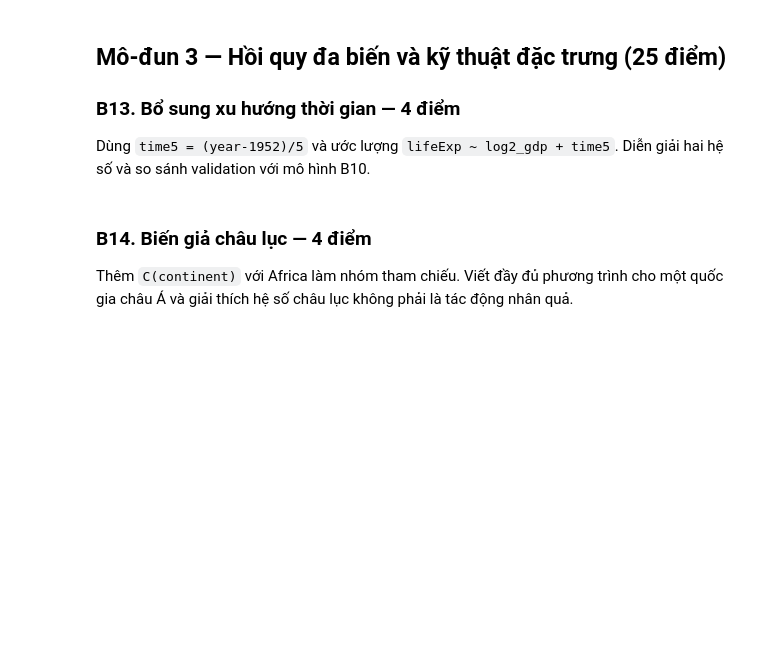
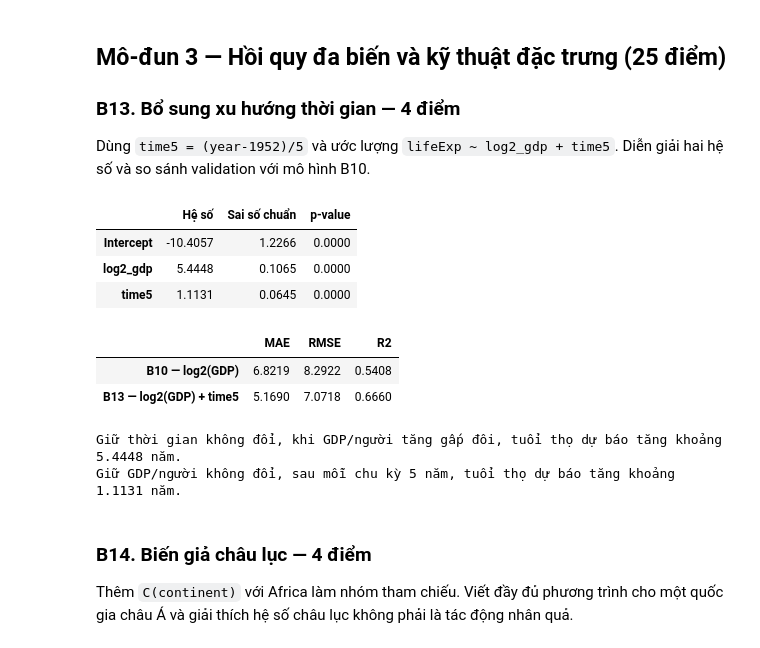
Before and after one commit to CaoRIV/machine-learning-practicals, a Jupyter notebook: 01_Bai_tap_Gapminder.ipynb, the cells around one changed output. Cells and saved outputs as stored; diff of their text form; code cells hidden in the pictures; blank space fills up the shorter version.

```diff
--- a/01_Bai_tap_Gapminder.ipynb
+++ b/01_Bai_tap_Gapminder.ipynb
@@ -545,3 +543,37 @@ Dùng `time5 = (year-1952)/5` và ước lượng `lifeExp ~ log2_gdp + time5`.
+# %%
+model_b13 = smf.ols(
+    "lifeExp ~ log2_gdp + time5",
+    data=train_e
+).fit()
+
+validation_pred_b13 = model_b13.predict(validation_e)
+b13_metrics = regression_metrics(validation_e["lifeExp"], validation_pred_b13)
+
+b13_coefficients = pd.DataFrame({
+    "Hệ số": model_b13.params,
+    "Sai số chuẩn": model_b13.bse,
+    "p-value": model_b13.pvalues
+})
+display(b13_coefficients)
+
+b10_b13_comparison = pd.DataFrame({
+    "B10 — log2(GDP)": b10_metrics,
+    "B13 — log2(GDP) + time5": b13_metrics
+}).T
+display(b10_b13_comparison)
+
+print(f"Giữ thời gian không đổi, khi GDP/người tăng gấp đôi, tuổi thọ dự báo tăng khoảng {model_b13.params['log2_gdp']:.4f} năm.")
+print(f"Giữ GDP/người không đổi, sau mỗi chu kỳ 5 năm, tuổi thọ dự báo tăng khoảng {model_b13.params['time5']:.4f} năm.")
+# %% [output]
+|  | Hệ số | Sai số chuẩn | p-value |
+| Intercept | -10.4057 | 1.2266 | 0.0000 |
+| log2_gdp | 5.4448 | 0.1065 | 0.0000 |
+| time5 | 1.1131 | 0.0645 | 0.0000 |
+|  | MAE | RMSE | R2 |
+| B10 — log2(GDP) | 6.8219 | 8.2922 | 0.5408 |
+| B13 — log2(GDP) + time5 | 5.1690 | 7.0718 | 0.6660 |
+Giữ thời gian không đổi, khi GDP/người tăng gấp đôi, tuổi thọ dự báo tăng khoảng 5.4448 năm.
+Giữ GDP/người không đổi, sau mỗi chu kỳ 5 năm, tuổi thọ dự báo tăng khoảng 1.1131 năm.
 # %% [markdown]
 ### B14. Biến giả châu lục — 4 điểm
 
```
Also changed, not shown: parts of 13 cells of this notebook.
